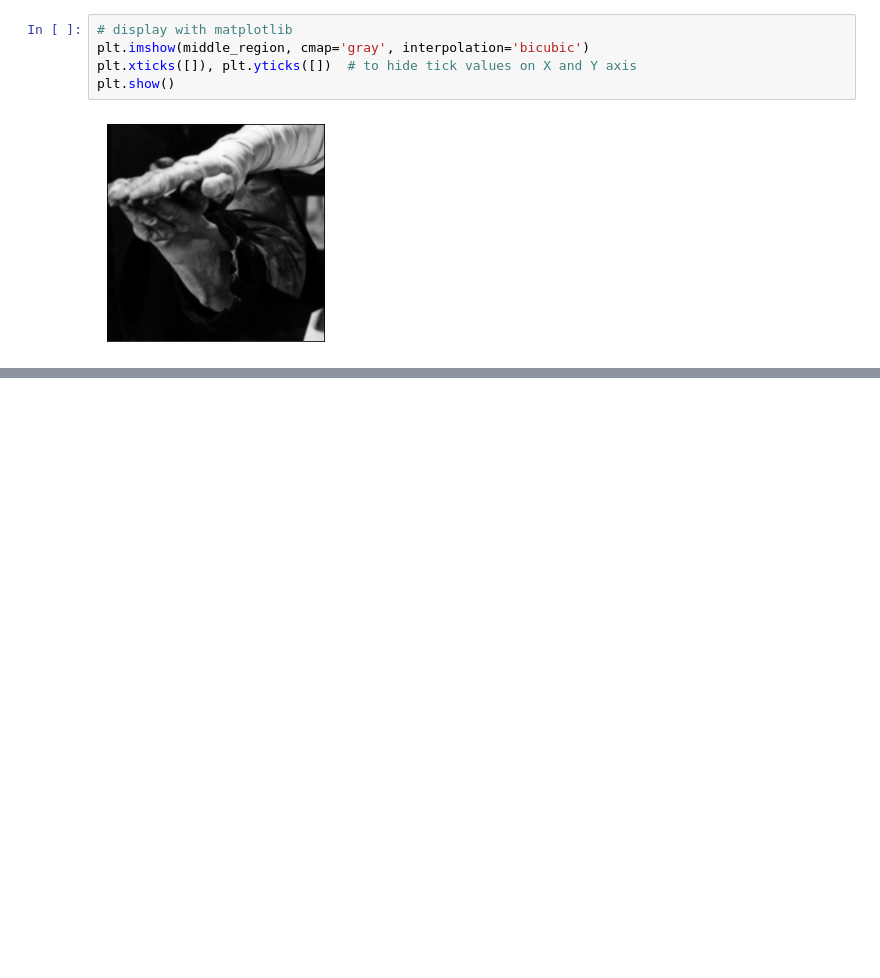
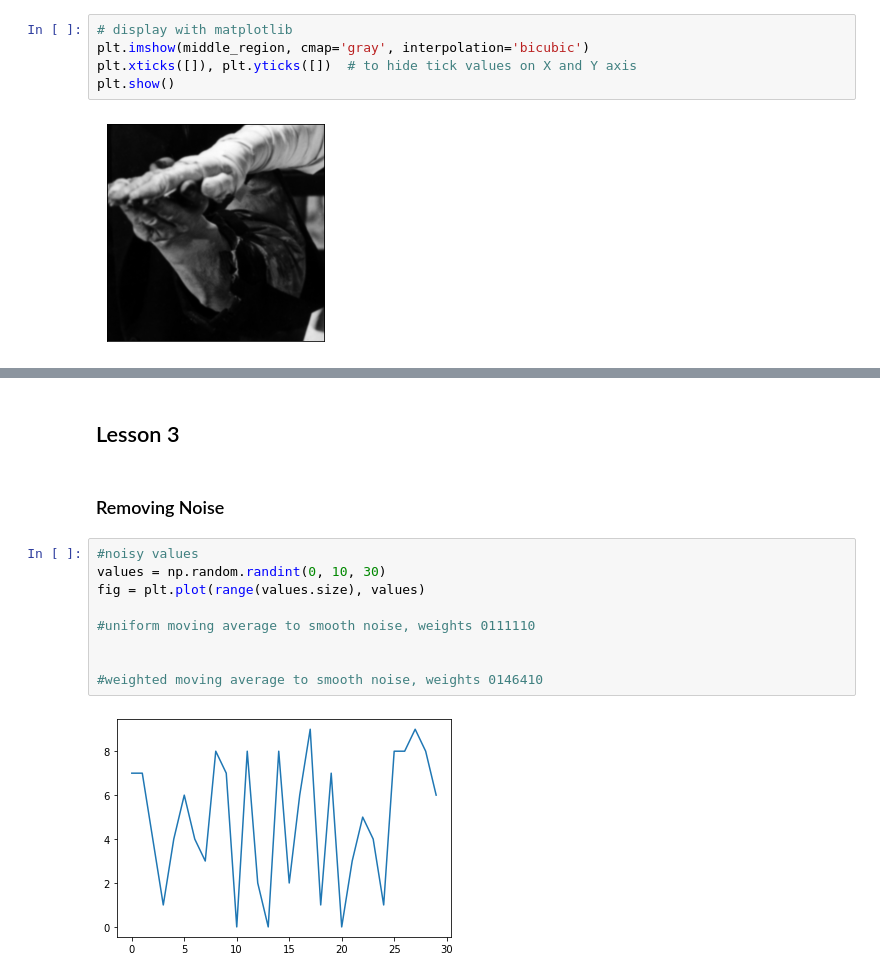
Before and after one commit to grant-king/ML_progress, a Jupyter notebook: ICV_challenges/IntroCV_notes.ipynb, the cells around one changed output, grey strips where cells are left out. Cells and saved outputs as stored; diff of their text form; blank space fills up the shorter version.

```diff
--- a/ICV_challenges/IntroCV_notes.ipynb
+++ b/ICV_challenges/IntroCV_notes.ipynb
@@ -69,0 +119,15 @@ cv2.destroyAllWindows()
+# %% [markdown]
+## Lesson 3
+# %% [markdown]
+### Removing Noise
+# %%
+#noisy values
+values = np.random.randint(0, 10, 30)
+fig = plt.plot(range(values.size), values)
+
+#uniform moving average to smooth noise, weights 0111110
+
+
+#weighted moving average to smooth noise, weights 0146410
+# %% [output]
+[figure, added]
```
Also changed, not shown: parts of 11 cells of this notebook.
